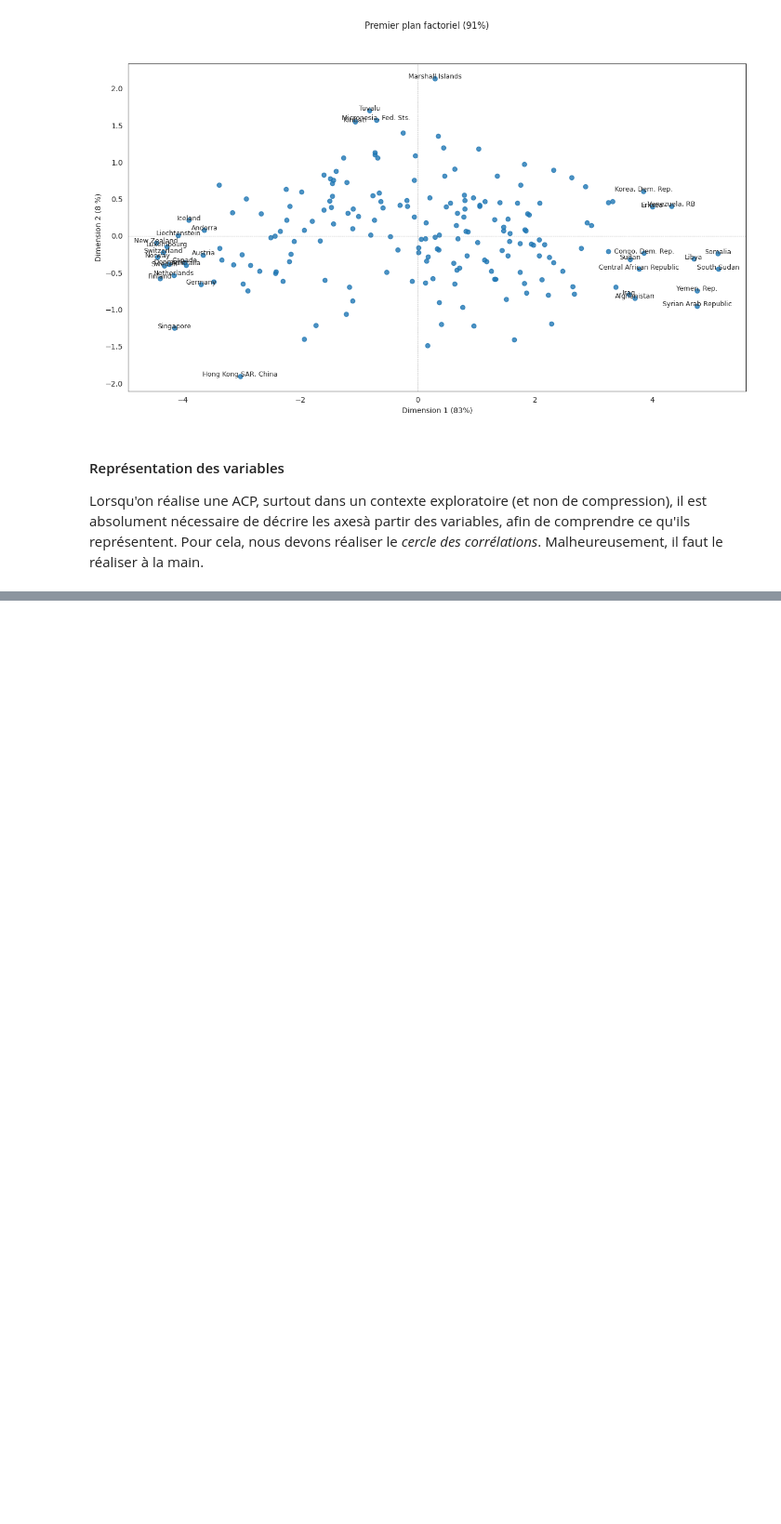
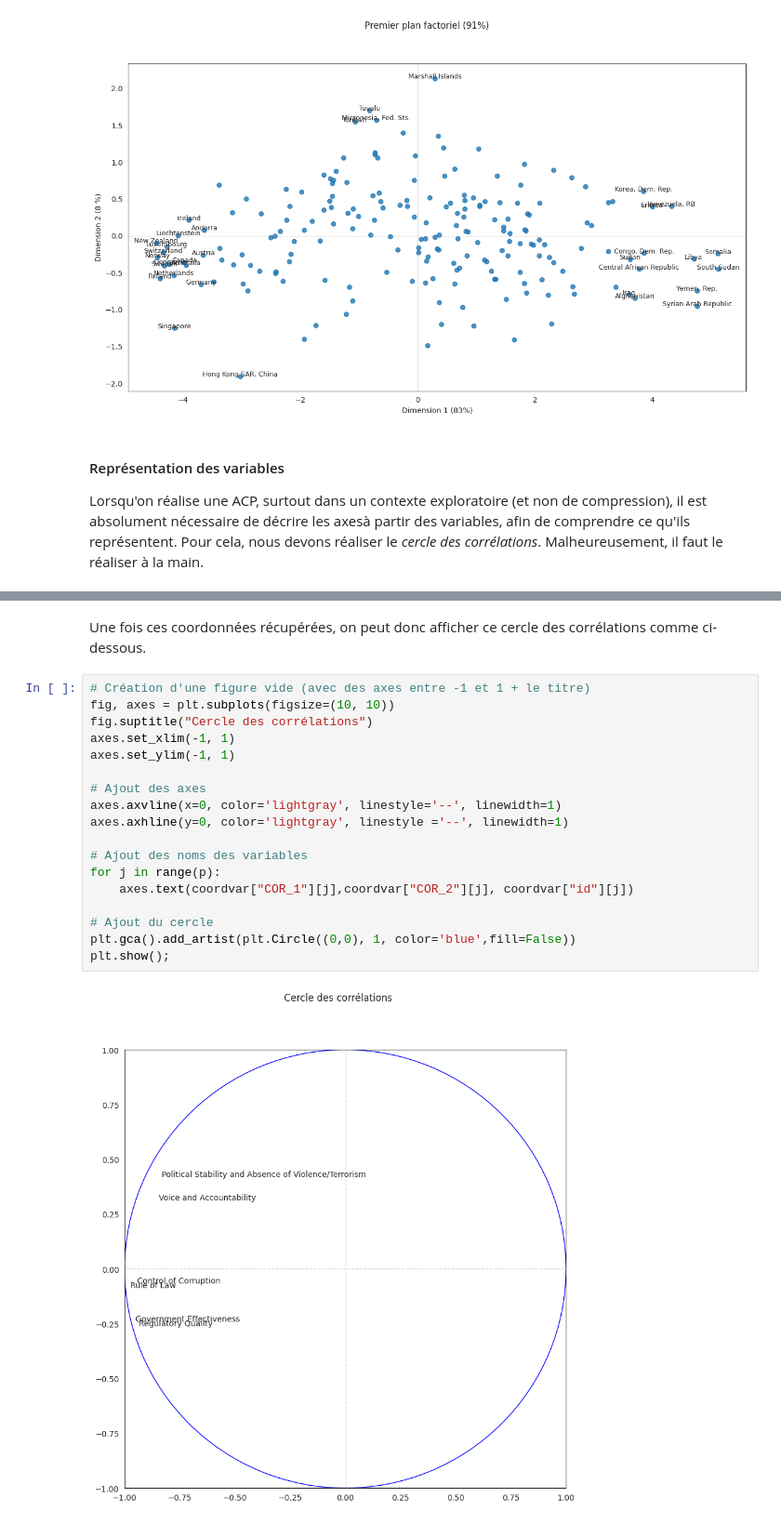
Before and after one commit to DavidTGAUTIER/mini-projects, a Jupyter notebook: Gouvernance-indicators/wgi-acp.ipynb, the cells around one changed output, grey strips where cells are left out. Shown at 93% size. Saved outputs shown, nothing was run; the diff lists cells and outputs as text; blank space fills up the shorter version.

```diff
--- a/Gouvernance-indicators/wgi-acp.ipynb
+++ b/Gouvernance-indicators/wgi-acp.ipynb
@@ -168,3 +170,25 @@ coordvar
 | 3 | Regulatory Quality | -0.935462 | -0.260429 |
 | 4 | Rule of Law | -0.973515 | -0.085161 |
 | 5 | Control of Corruption | -0.944562 | -0.065300 |
+# %% [markdown]
+Une fois ces coordonnées récupérées, on peut donc afficher ce cercle des corrélations comme ci-dessous.
+# %%
+# Création d'une figure vide (avec des axes entre -1 et 1 + le titre)
+fig, axes = plt.subplots(figsize=(10, 10))
+fig.suptitle("Cercle des corrélations")
+axes.set_xlim(-1, 1)
+axes.set_ylim(-1, 1)
+
+# Ajout des axes
+axes.axvline(x=0, color='lightgray', linestyle='--', linewidth=1)
+axes.axhline(y=0, color='lightgray', linestyle ='--', linewidth=1)
+
+# Ajout des noms des variables
+for j in range(p):
+    axes.text(coordvar["COR_1"][j],coordvar["COR_2"][j], coordvar["id"][j])
+
+# Ajout du cercle
+plt.gca().add_artist(plt.Circle((0,0), 1, color='blue',fill=False))
+plt.show();
+# %% [output]
+[figure, added]
```
Also changed, not shown: parts of 6 cells of this notebook.
